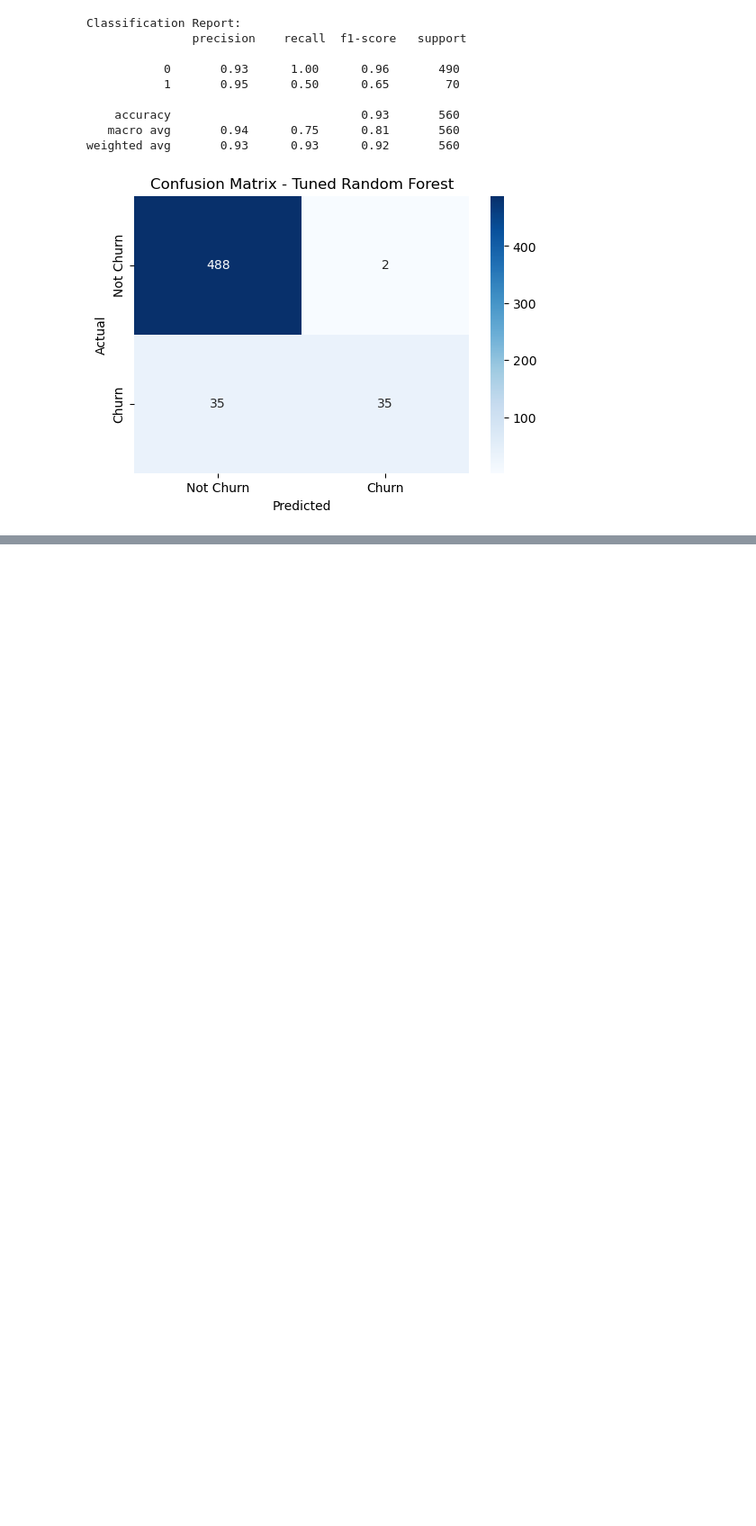
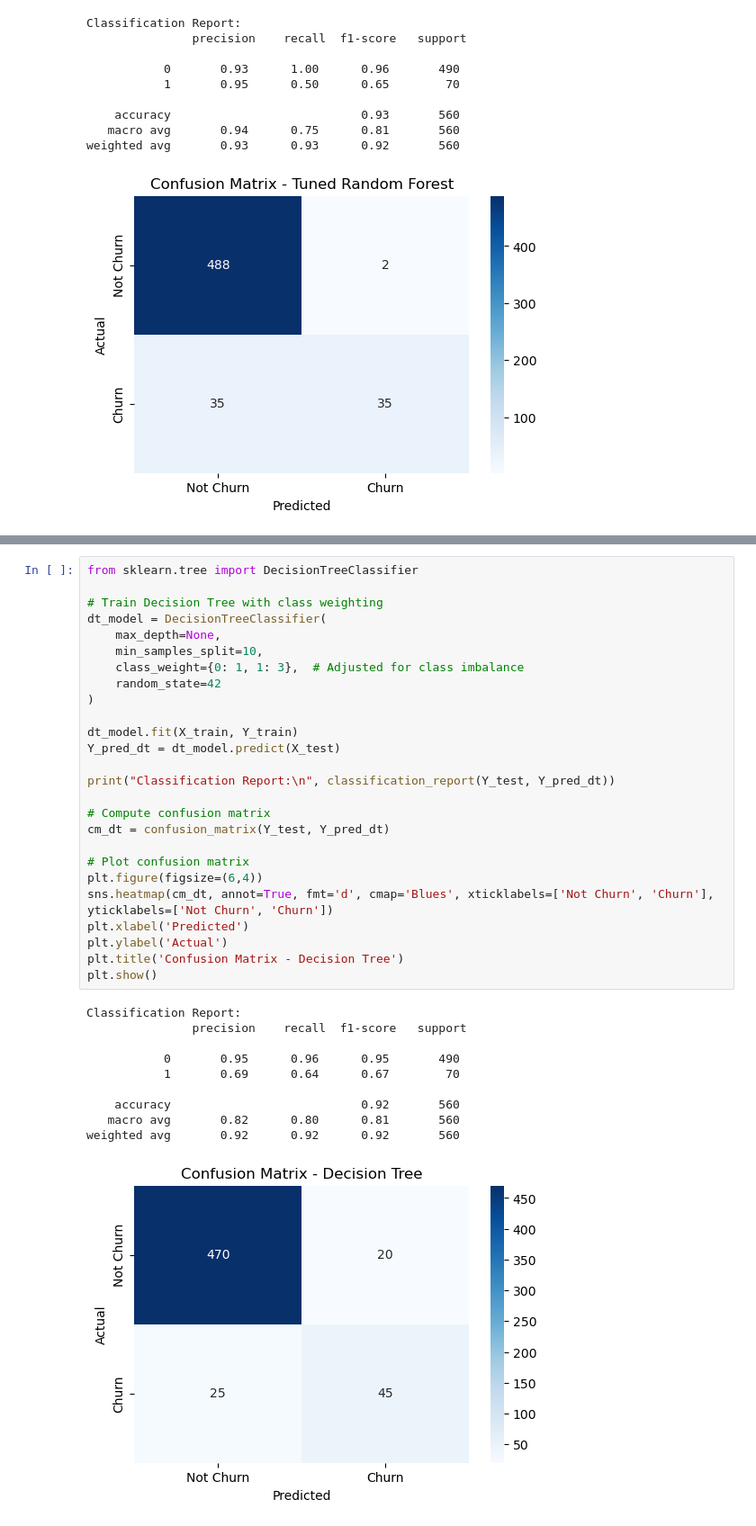
Before and after one commit to Thazes/Phase3Project, a Jupyter notebook: Phase3.ipynb, the cells around one changed output, grey strips where cells are left out. Shown at 90% size. Cells and saved outputs as stored; diff of their text form; blank space fills up the shorter version.

```diff
--- a/Phase3.ipynb
+++ b/Phase3.ipynb
@@ -801,0 +804,37 @@ weighted avg       0.93      0.93      0.92       560
+# %%
+from sklearn.tree import DecisionTreeClassifier
+
+# Train Decision Tree with class weighting
+dt_model = DecisionTreeClassifier(
+    max_depth=None,
+    min_samples_split=10,
+    class_weight={0: 1, 1: 3},  # Adjusted for class imbalance
+    random_state=42
+)
+
+dt_model.fit(X_train, Y_train)
+Y_pred_dt = dt_model.predict(X_test)
+
+print("Classification Report:\n", classification_report(Y_test, Y_pred_dt))
+
+# Compute confusion matrix
+cm_dt = confusion_matrix(Y_test, Y_pred_dt)
+
+# Plot confusion matrix
+plt.figure(figsize=(6,4))
+sns.heatmap(cm_dt, annot=True, fmt='d', cmap='Blues', xticklabels=['Not Churn', 'Churn'], yticklabels=['Not Churn', 'Churn'])
+plt.xlabel('Predicted')
+plt.ylabel('Actual')
+plt.title('Confusion Matrix - Decision Tree')
+plt.show()
+# %% [output]
+Classification Report:
+               precision    recall  f1-score   support
+
+           0       0.95      0.96      0.95       490
+           1       0.69      0.64      0.67        70
+
+    accuracy                           0.92       560
+   macro avg       0.82      0.80      0.81       560
+weighted avg       0.92      0.92      0.92       560
+[figure, added]
```
Also changed, not shown: parts of 15 cells of this notebook.
